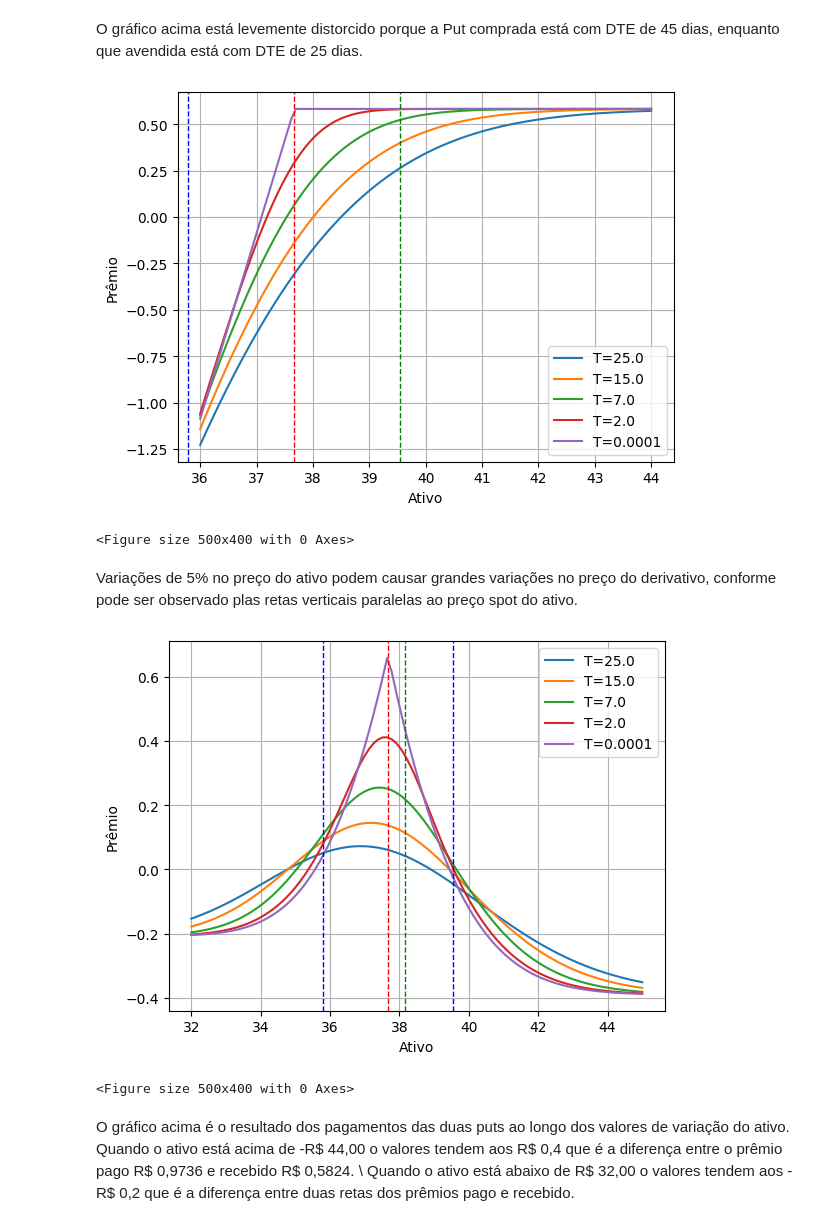
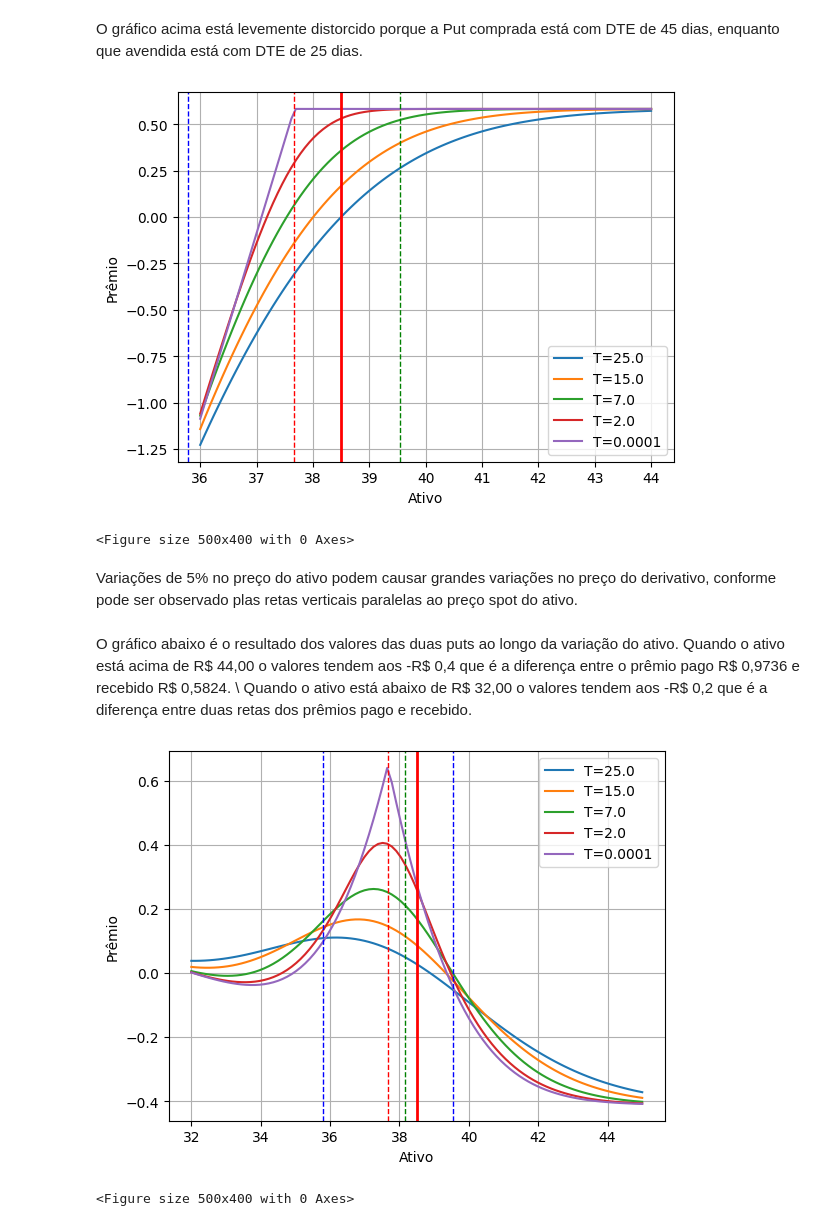
Before and after one commit to Felipe-Pinto/python_para_investimentos, a Jupyter notebook: PUT_Ago_24.ipynb, the cells around one changed output. Drawn from its saved outputs; the diff is of its cells as text; code cells hidden in the pictures.

```diff
--- a/PUT_Ago_24.ipynb
+++ b/PUT_Ago_24.ipynb
@@ -8,7 +8,7 @@ from scipy.stats import norm
 # %%
 # Parâmetros
 S = np.linspace(25, 45, 100)  # Variação do preço do ativo
-Kp = 36  # Preço de exercício
+Kp = 37.5  # Preço de exercício
 r = 0.10  # Taxa de juros livre de risco
 σ = 0.25  # Volatilidade
 sigma = σ
@@ -93,7 +93,7 @@ PUT Comprada
 S = np.linspace(30, 50, 100)  # Variação do preço do ativo
 Kpc = 38.17  # Preço de exercício
 r = 0.105  # Taxa de juros livre de risco
-σ = 0.224  # Volatilidade
+σ = 0.2235  # Volatilidade
 sigma = σ
 S1 = 38.5  # Preço atual do ativo subjacente
 t = 252    # Tempo do ano em dias
@@ -111,0 +112,4 @@ print(Ppc)
+# %%
+# Valor da Put comprada a 45 DTE
+Ppc = black_scholes_option(S1, Kpc, Tc, r, sigma, option_type)
+Ppc
@@ -112,3 +132,5 @@ print(Ppc)
+# %%
+PUT_comprada = black_scholes_option(S, Kpc, Tc, r, sigma, option_type)-Ppc
 # %%
 # Plot do gráfico
 plt.figure(figsize=(5, 4))
@@ -196,6 +218,7 @@ for Ti in [25/252,15/252,7/252,2/252,0.0001/252]:
 plt.axvline(x=Kpv,ymin=0,ymax=10.0, color='r', linestyle='dashed',linewidth=1)
 plt.axvline(x=Kpv*(1+0.05),ymin=0,ymax=10.0, color='g', linestyle='dashed',linewidth=1)
 plt.axvline(x=Kpv*(1-0.05),ymin=0,ymax=10.0, color='b', linestyle='dashed',linewidth=1)
+plt.axvline(x=S1,ymin=0,ymax=10.0, color='r', linestyle='solid',linewidth=2)
 plt.grid()
 plt.legend()
 plt.xlabel('Ativo')
@@ -203,36 +226,37 @@ plt.ylabel('Prêmio')
 plt.figure(figsize=(5, 4))
 plt.show()
 # %% [output]
-[figure, old version]
+[figure, new version]
 <Figure size 500x400 with 0 Axes>
 # %% [markdown]
 Variações de 5% no preço do ativo podem causar grandes variações no preço do derivativo, conforme pode ser observado plas retas verticais paralelas ao preço spot do ativo.
+# %% [markdown]
+O gráfico abaixo é o resultado dos valores das duas puts ao longo da variação do ativo. Quando o ativo está acima de R\$ 44,00 o valores tendem aos -R\$ 0,4 que é a diferença entre o prêmio pago R\$ 0,9736 e recebido R\$ 0,5824. \\
+Quando o ativo está abaixo de R\$ 32,00 o valores tendem aos -R\$ 0,2 que é a diferença entre duas retas dos prêmios pago e recebido.
 # %%
 S = np.linspace(32, 45, 100)  # Variação do preço do ativo
-Peso = 1
+Peso1 = 0.96
 
 # Solução de BS para diferentes prazos
 for Ti in [25/252,15/252,7/252,2/252,0.0001/252]:
-  PUT_vendida = (Ppv - black_scholes_option(S, Kpv, Ti, r, sigma, option_type))*Peso
+  PUT_vendida = (Ppv - black_scholes_option(S, Kpv, Ti, r, sigma, option_type))*Peso1
   PUT_comprada = black_scholes_option(S, Kpc, Ti+(20/252), r, sigma, option_type)-Ppc
   Estrategia1 =  PUT_comprada + PUT_vendida
   #plt.plot(S,PUT_vendida,label=r'T='+str(Ti*252))
   #plt.plot(S,PUT_comprada,label=r'T='+str(Ti*252))
   plt.plot(S,Estrategia1,label=r'T='+str(Ti*252))
 
 plt.axvline(x=Kpc,ymin=0,ymax=10.0, color='g', linestyle='dashed',linewidth=1)
 plt.axvline(x=Kpv,ymin=0,ymax=10.0, color='r', linestyle='dashed',linewidth=1)
 plt.axvline(x=Kpv*(1+0.05),ymin=0,ymax=10.0, color='b', linestyle='dashed',linewidth=1)
 plt.axvline(x=Kpv*(1-0.05),ymin=0,ymax=10.0, color='b', linestyle='dashed',linewidth=1)
+plt.axvline(x=S1,ymin=0,ymax=10.0, color='r', linestyle='solid',linewidth=2)
 plt.grid()
 plt.legend()
 plt.xlabel('Ativo')
 plt.ylabel('Prêmio')
 plt.figure(figsize=(5, 4))
 plt.show()
 # %% [output]
-[figure, old version]
+[figure, new version]
 <Figure size 500x400 with 0 Axes>
-# %% [markdown]
-O gráfico acima é o resultado dos pagamentos das duas puts ao longo dos valores de variação do ativo. Quando o ativo está acima de -R\$ 44,00 o valores tendem aos R\$ 0,4 que é a diferença entre o prêmio pago R\$ 0,9736 e recebido R\$ 0,5824. \\
-Quando o ativo está abaixo de R\$ 32,00 o valores tendem aos -R\$ 0,2 que é a diferença entre duas retas dos prêmios pago e recebido.
```
Also changed, not shown: parts of 18 cells of this notebook.
